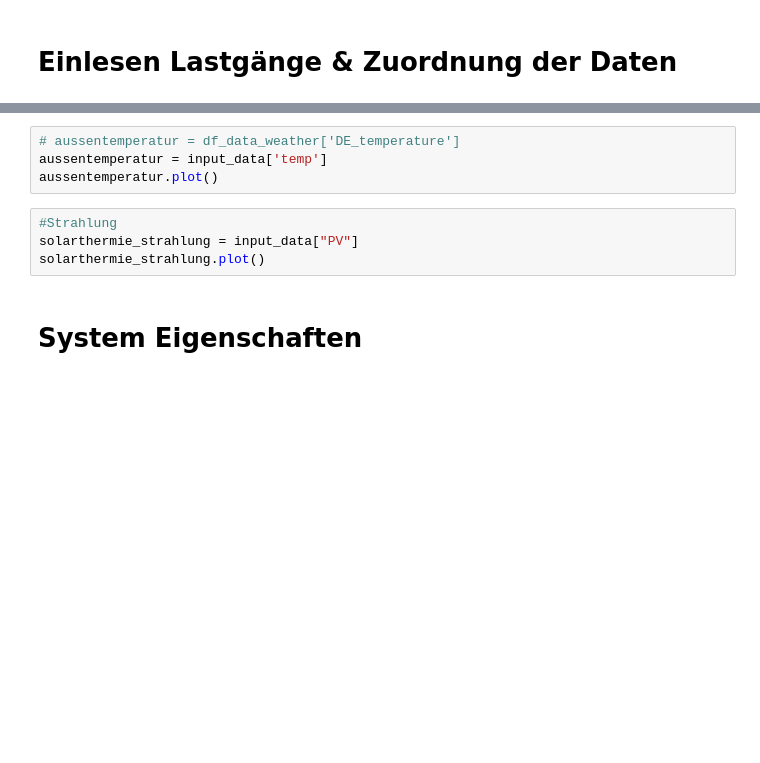
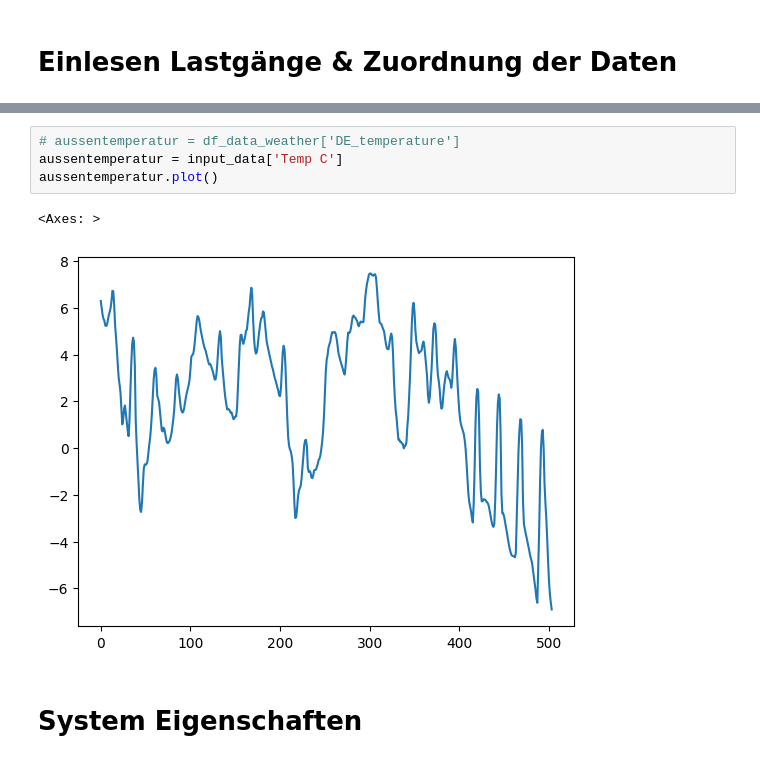
Before and after one commit to choffma8/masterprojektWaermespeicher, a Jupyter notebook: konstanterVolumenspeicher - 3 Wochen.ipynb, the cells around one changed output, grey strips where cells are left out. Cells and saved outputs as stored; diff of their text form; blank space fills up the shorter version.

```diff
--- a/konstanterVolumenspeicher - 3 Wochen.ipynb
+++ b/konstanterVolumenspeicher - 3 Wochen.ipynb
@@ -25,11 +33,10 @@ raumwaerme.plot()
 # %%
 # aussentemperatur = df_data_weather['DE_temperature']
-aussentemperatur = input_data['temp']
+aussentemperatur = input_data['Temp C']
 aussentemperatur.plot()
+# %% [output]
+<Axes: >
+[figure, added]
-# %%
-#Strahlung
-solarthermie_strahlung = input_data["PV"]
-solarthermie_strahlung.plot()
 # %% [markdown]
 # System Eigenschaften
 # %%
```
Also changed, not shown: parts of 27 cells of this notebook, 25 other files.
